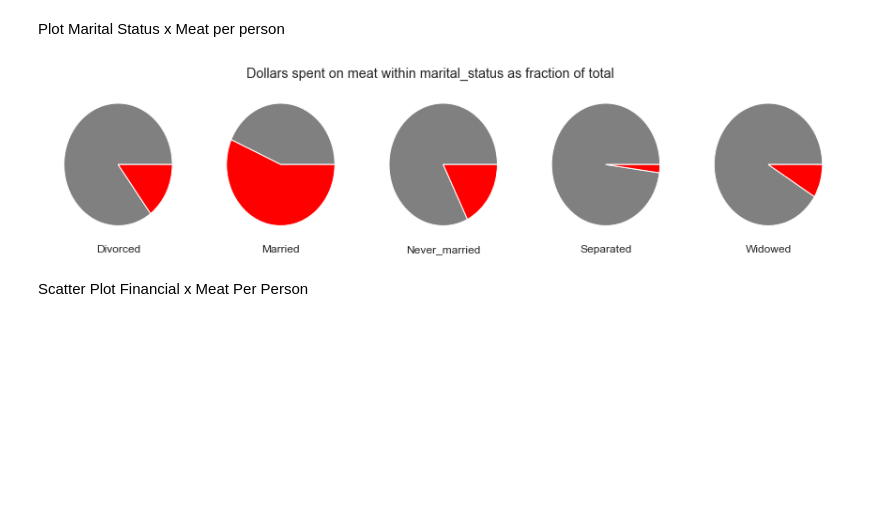
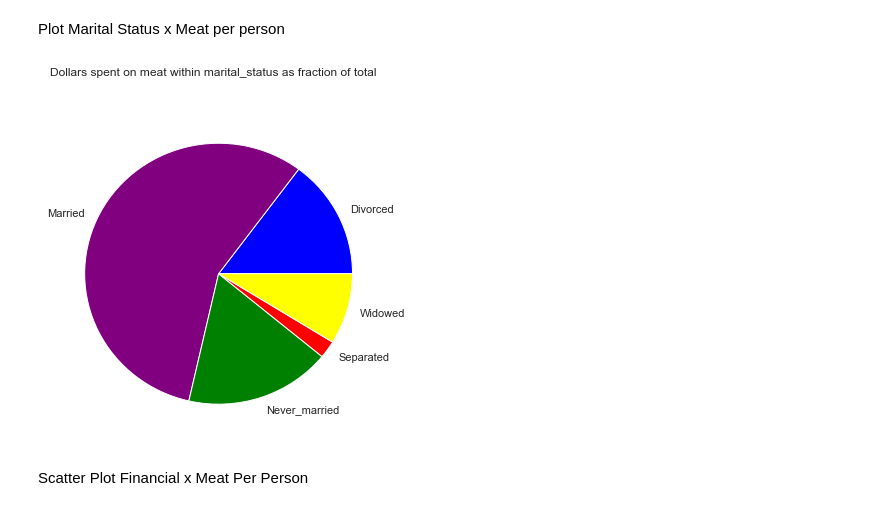
Before and after one commit to Jwdaniel34/Into_the_soyverse, a Jupyter notebook: Expenditure.ipynb, the cells around one changed output. Drawn from its saved outputs; the diff is of its cells as text; code cells hidden in the pictures; blank space fills up the shorter version.

```diff
--- a/Expenditure.ipynb
+++ b/Expenditure.ipynb
@@ -753,19 +752,17 @@ Plot Marital Status x Meat per person
 # %%
 marital_statuses = []
 for marital_status in marital_df.columns:
     marital_status_group_sums = cex_data[cex_data['meat_per_person'] > 0].groupby(marital_status).sum()
-    marital_statuses.append((marital_status, marital_status_group_sums.loc[0]['meat_log'], marital_status_group_sums.loc[1]['meat_log']))
+    marital_statuses.append((marital_status, marital_status_group_sums.loc[1]['meat_log']))
 
-fig, ax = plt.subplots(1,len(marital_df.columns), figsize=(15, 3))
-for idx, (name, out_of_status, in_status) in enumerate(marital_statuses):
-    ax.flat[idx].pie([out_of_status, in_status], colors=['gray','red'])
-    ax.flat[idx].set_xlabel(name)
+fig, ax = plt.subplots(1,1, figsize=(6, 6))
+ax.pie([status[1] for status in marital_statuses], labels=[status[0] for status in marital_statuses], colors=['blue','purple','green','red','yellow'])
 
 fig.suptitle('Dollars spent on meat within marital_status as fraction of total')
 
 plt.show()
 # %% [output]
-[figure, old version]
+[figure, new version]
 # %% [markdown]
 Scatter Plot Financial x Meat Per Person
 # %%
```
Also changed, not shown: parts of 1 cell of this notebook.
